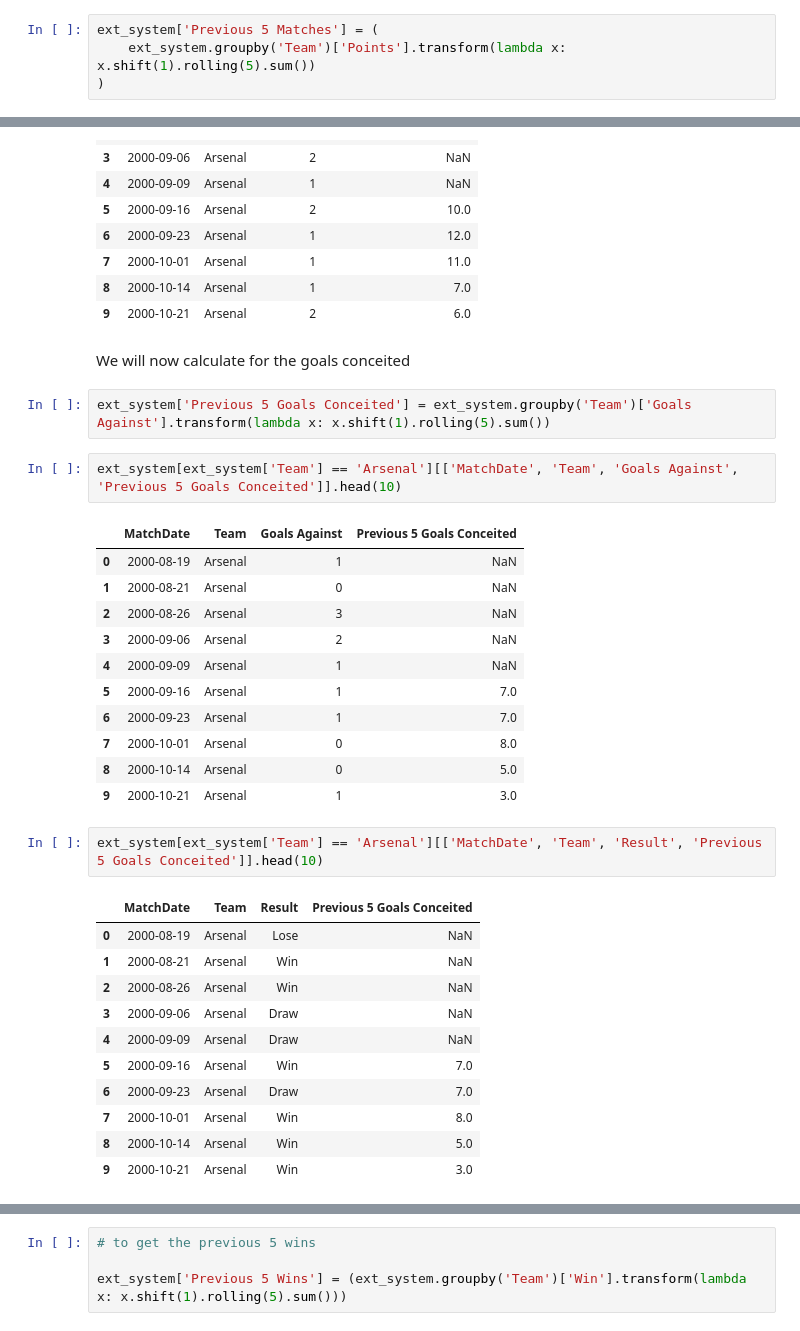
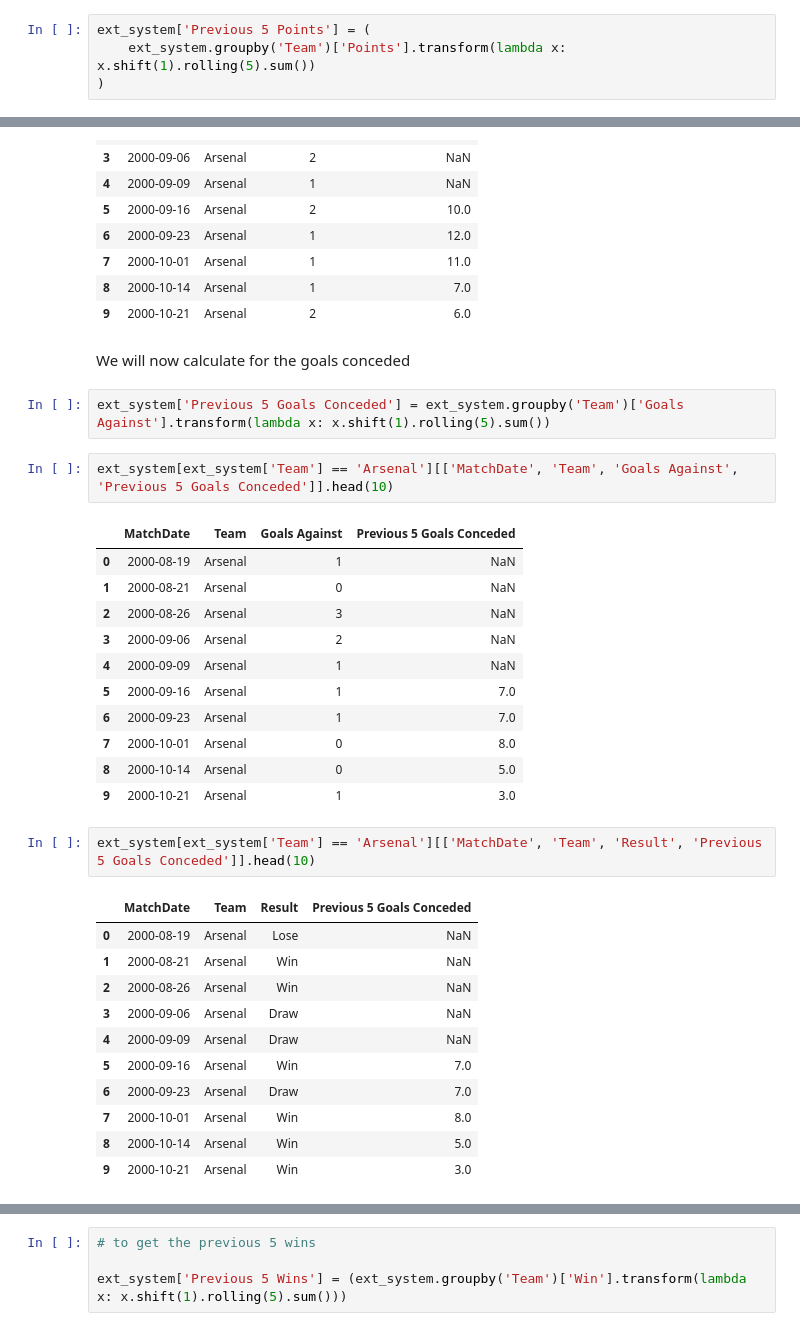
Before and after one commit to nemo-code-ai/epl-prediction-system, a Jupyter notebook: src/epl_prediction_system/system.ipynb, the cells around one changed output, grey strips where cells are left out. Cells and saved outputs as stored; diff of their text form.

```diff
--- a/src/epl_prediction_system/system.ipynb
+++ b/src/epl_prediction_system/system.ipynb
@@ -246,7 +246,7 @@ ext_system = ext_system.sort_values(['Team', 'MatchDate'])
 
 ext_system = ext_system.reset_index(drop=True)
 # %%
-ext_system['Previous 5 Matches'] = (
+ext_system['Previous 5 Points'] = (
     ext_system.groupby('Team')['Points'].transform(lambda x: x.shift(1).rolling(5).sum())
 )
 # %%
@@ -282,13 +282,13 @@ ext_system[ext_system['Team'] == 'Arsenal'][['MatchDate', 'Team', 'Goals For', '
 | 8 | 2000-10-14 | Arsenal | 1 | 7.0 |
 | 9 | 2000-10-21 | Arsenal | 2 | 6.0 |
 # %% [markdown]
-We will now calculate for the goals conceited
+We will now calculate for the goals conceded
 # %%
-ext_system['Previous 5 Goals Conceited'] = ext_system.groupby('Team')['Goals Against'].transform(lambda x: x.shift(1).rolling(5).sum())
+ext_system['Previous 5 Goals Conceded'] = ext_system.groupby('Team')['Goals Against'].transform(lambda x: x.shift(1).rolling(5).sum())
 # %%
-ext_system[ext_system['Team'] == 'Arsenal'][['MatchDate', 'Team', 'Goals Against', 'Previous 5 Goals Conceited']].head(10)
+ext_system[ext_system['Team'] == 'Arsenal'][['MatchDate', 'Team', 'Goals Against', 'Previous 5 Goals Conceded']].head(10)
 # %% [output]
-|  | MatchDate | Team | Goals Against | Previous 5 Goals Conceited |
+|  | MatchDate | Team | Goals Against | Previous 5 Goals Conceded |
 | 0 | 2000-08-19 | Arsenal | 1 | NaN |
 | 1 | 2000-08-21 | Arsenal | 0 | NaN |
 | 2 | 2000-08-26 | Arsenal | 3 | NaN |
@@ -300,9 +300,9 @@ ext_system[ext_system['Team'] == 'Arsenal'][['MatchDate', 'Team', 'Goals Against
 | 8 | 2000-10-14 | Arsenal | 0 | 5.0 |
 | 9 | 2000-10-21 | Arsenal | 1 | 3.0 |
 # %%
-ext_system[ext_system['Team'] == 'Arsenal'][['MatchDate', 'Team', 'Result', 'Previous 5 Goals Conceited']].head(10)
+ext_system[ext_system['Team'] == 'Arsenal'][['MatchDate', 'Team', 'Result', 'Previous 5 Goals Conceded']].head(10)
 # %% [output]
-|  | MatchDate | Team | Result | Previous 5 Goals Conceited |
+|  | MatchDate | Team | Result | Previous 5 Goals Conceded |
 | 0 | 2000-08-19 | Arsenal | Lose | NaN |
 | 1 | 2000-08-21 | Arsenal | Win | NaN |
 | 2 | 2000-08-26 | Arsenal | Win | NaN |
```
Also changed, not shown: parts of 23 cells of this notebook.
